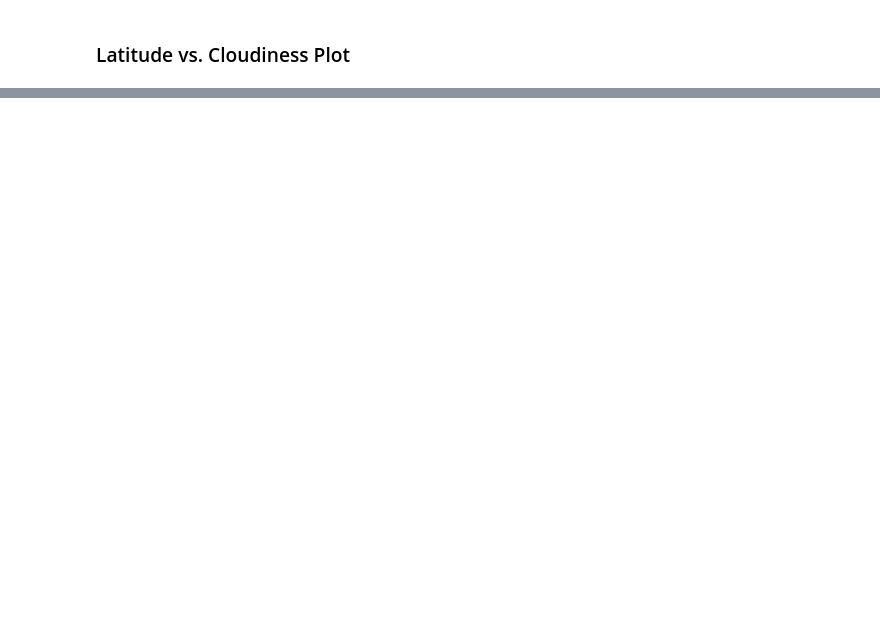
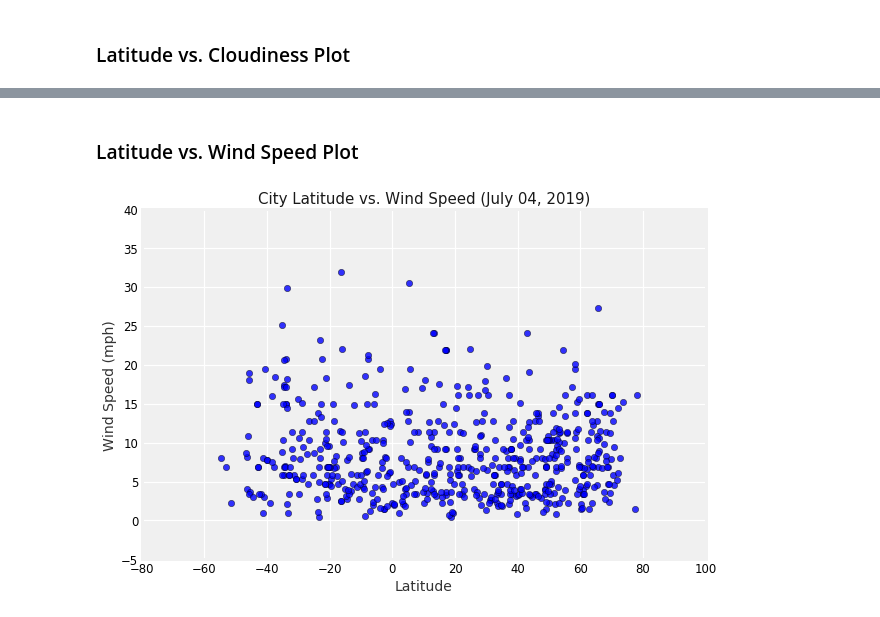
Before and after one commit to pamcuellas/WeatherPyAnalysis, a Jupyter notebook: WeatherPyAnalysis.ipynb, the cells around one changed output, grey strips where cells are left out. Cells and saved outputs as stored; diff of their text form; code cells hidden in the pictures; blank space fills up the shorter version.

```diff
--- a/WeatherPyAnalysis.ipynb
+++ b/WeatherPyAnalysis.ipynb
@@ -302,3 +253,17 @@ plt.style.available
+# %% [markdown]
+### Latitude vs. Wind Speed Plot
+# %%
+# Set graph
+set_graph(df_cities["Wind Speed"].tolist(),# y_axis
+          [-5, 40],                        # ylim
+          "City Latitude vs. Wind Speed",  # Title
+          "Wind Speed (mph)",              # yLabel
+          "Latitude_vs_WindSpeed.png")     # image_file_name
+
+# Show the Figure
+plt.show()
+# %% [output]
+[figure, added]
 # %%
 # Save Cities Data.
 df_cities.to_csv(cities_file, encoding="utf-8", index=False)
```
Also changed, not shown: parts of 17 cells of this notebook, 7 other files.
